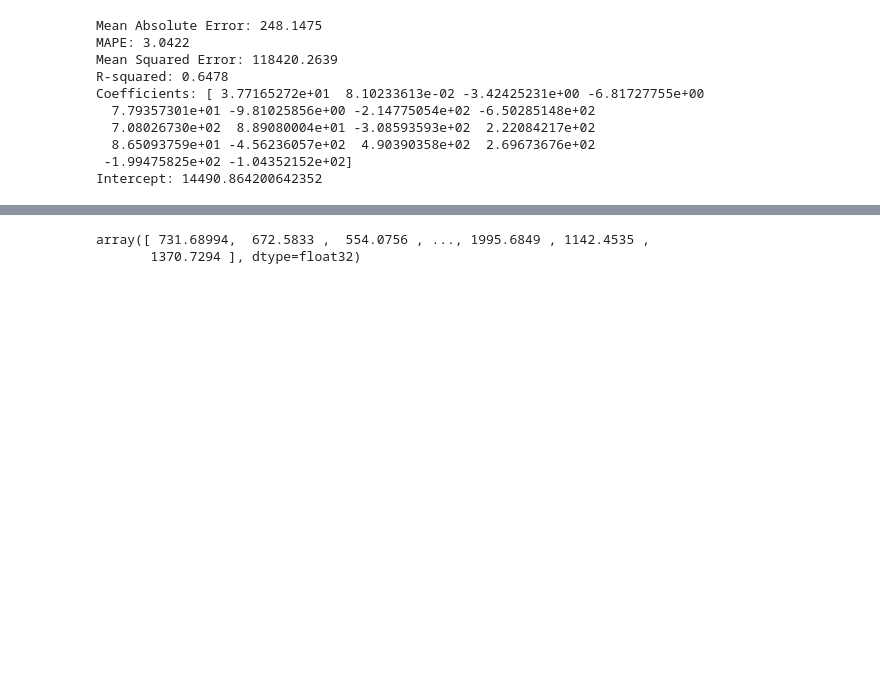
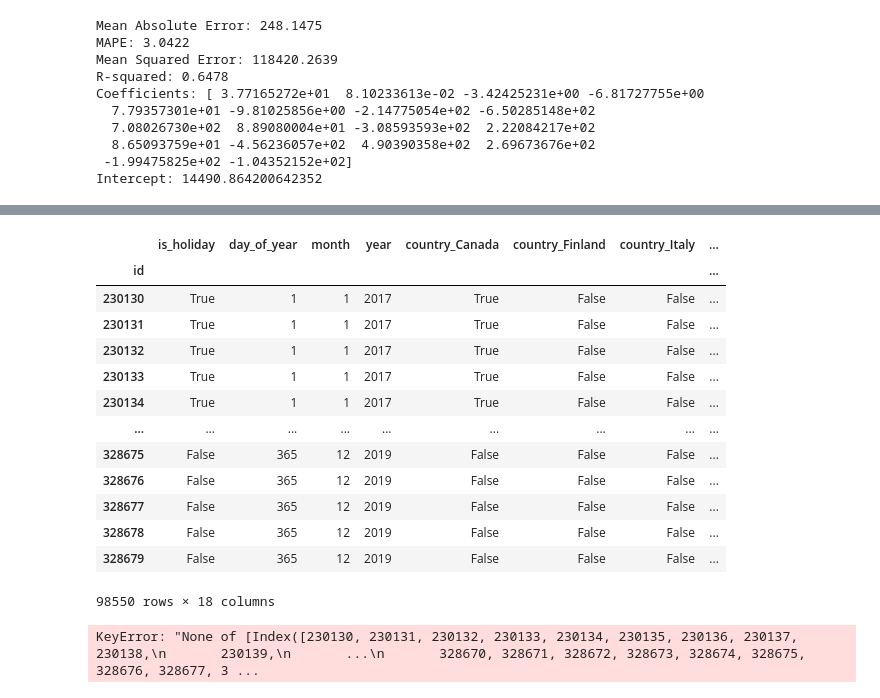
Before and after one commit to leonardosor/kaggle_comp, a Jupyter notebook: data/s5_e1_model_v2.ipynb, the cells around one changed output, grey strips where cells are left out. Saved outputs shown, nothing was run; the diff lists cells and outputs as text; code cells hidden in the pictures; blank space fills up the shorter version.

```diff
--- a/data/s5_e1_model_v2.ipynb
+++ b/data/s5_e1_model_v2.ipynb
@@ -417,13 +719,27 @@ X_trial = feature_eng(blind)[1]
+# %%
+X_trial
+# %% [output]
+|  | is_holiday | day_of_year | month | year | country_Canada | country_Finland | country_Italy | ... |
+| id |  |  |  |  |  |  |  | ... |
+| 230130 | True | 1 | 1 | 2017 | True | False | False | ... |
+| 230131 | True | 1 | 1 | 2017 | True | False | False | ... |
+| 230132 | True | 1 | 1 | 2017 | True | False | False | ... |
+| 230133 | True | 1 | 1 | 2017 | True | False | False | ... |
+| 230134 | True | 1 | 1 | 2017 | True | False | False | ... |
+| ... | ... | ... | ... | ... | ... | ... | ... | ... |
+| 328675 | False | 365 | 12 | 2019 | False | False | False | ... |
+| 328676 | False | 365 | 12 | 2019 | False | False | False | ... |
+| 328677 | False | 365 | 12 | 2019 | False | False | False | ... |
+| 328678 | False | 365 | 12 | 2019 | False | False | False | ... |
+| 328679 | False | 365 | 12 | 2019 | False | False | False | ... |
+98550 rows × 18 columns
 # %%
-predictions = best_model.predict(X_trial)
+predictions = predict_with_country_models(X_trial, country_models, blind)
 submission_df = pd.DataFrame({"predictions": predictions})
 submission_df = pd.merge(blind['id'],
          submission_df,
          left_index=True,
          right_index=True)
 submission_file = submission_df.to_csv("submission.csv", index=False)
+# %% [output]
+KeyError: "None of [Index([230130, 230131, 230132, 230133, 230134, 230135, 230136, 230137, 230138,\n       230139,\n       ...\n       328670, 328671, 328672, 328673, 328674, 328675, 328676, 328677, 3 ...
-# %%
-predictions
-# %% [output]
-array([ 731.68994,  672.5833 ,  554.0756 , ..., 1995.6849 , 1142.4535 ,
-       1370.7294 ], dtype=float32)
```
Also changed, not shown: parts of 15 cells of this notebook, 2 other files.
